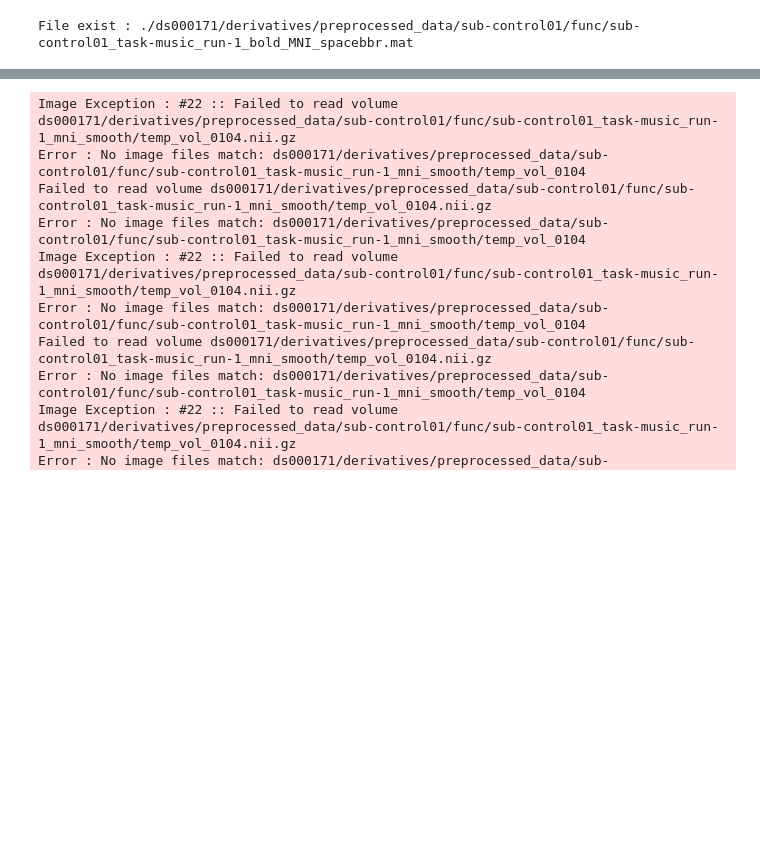
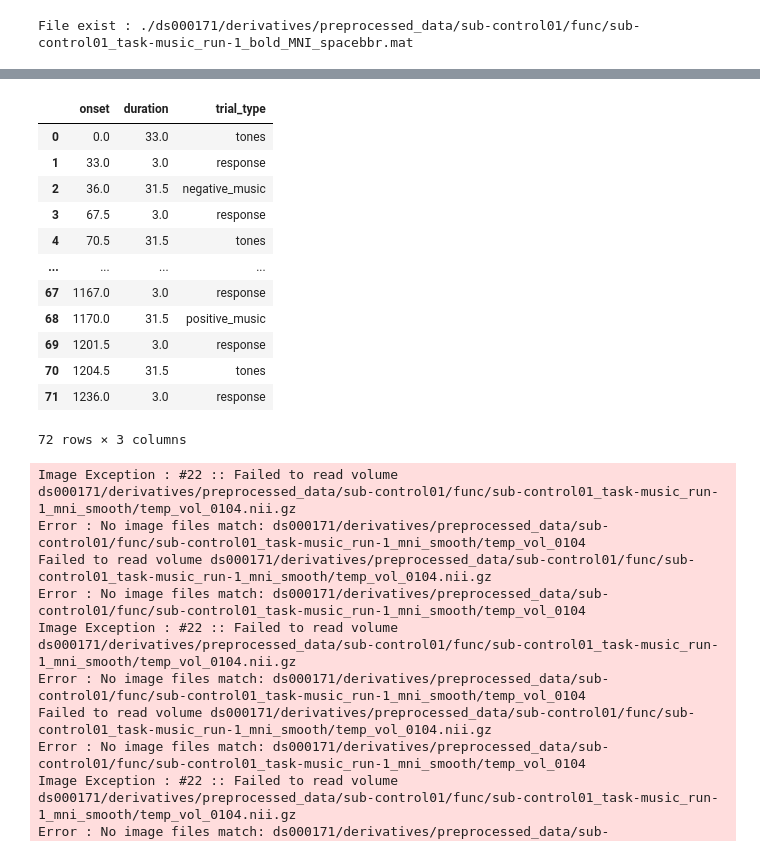
Before and after one commit to maverest/NSSP_Project_1, a Jupyter notebook: project.ipynb, the cells around one changed output, grey strips where cells are left out. Cells and saved outputs as stored; diff of their text form; code cells hidden in the pictures; blank space fills up the shorter version.

```diff
--- a/project.ipynb
+++ b/project.ipynb
@@ -499 +606,54 @@ Smoothing completed. Smoothed 4D volume saved at: ds000171/derivatives/preproces
+# %%
+
+import nibabel as nib
+import numpy as np
+
+data = []
+for file_path in file_moco_smooth_list:
+    nii = nib.load(file_path)
+    data.append(nii.get_fdata())
+
+# Concatenate the data arrays along the 4th dimension
+concatenated_data = np.concatenate(data, axis=3)
+
+# Create a new NIfTI image
+concatenated_img = nib.Nifti1Image(concatenated_data, nii.affine)
+
+# Save the concatenated image
+nib.save(concatenated_img, op.join(preproc_root, subject_01, 'func','concatenated_run_moco_smooth.nii.gz'))
+# %%
+# Function to concatenate the table multiple times with adjusted onset values
+tsv_file_path = "ds000171/sub-control01/func/sub-control01_task-music_run-1_events.tsv"
+table_of_times= pd.read_csv(tsv_file_path, sep='\t')
+table_of_times
+def concatenate_with_adjusted_onset(df, times):
+    concatenated_data = []
+    max_onset = 0
+
+    for _ in range(times):
+
+        df_copy = df.copy()
+        df_copy['onset'] += max_onset
+        concatenated_data.append(df_copy)
+
+        max_onset = df_copy['onset'].max()
+    result = pd.concat(concatenated_data, ignore_index=True)
+
+    return result
+concatenated_table = concatenate_with_adjusted_onset(table_of_times, 4)
+concatenated_table
+# %% [output]
+|  | onset | duration | trial_type |
+| 0 | 0.0 | 33.0 | tones |
+| 1 | 33.0 | 3.0 | response |
+| 2 | 36.0 | 31.5 | negative_music |
+| 3 | 67.5 | 3.0 | response |
+| 4 | 70.5 | 31.5 | tones |
+| ... | ... | ... | ... |
+| 67 | 1167.0 | 3.0 | response |
+| 68 | 1170.0 | 31.5 | positive_music |
+| 69 | 1201.5 | 3.0 | response |
+| 70 | 1204.5 | 31.5 | tones |
+| 71 | 1236.0 | 3.0 | response |
+72 rows × 3 columns
 # %%
```
Also changed, not shown: parts of 13 cells of this notebook.
